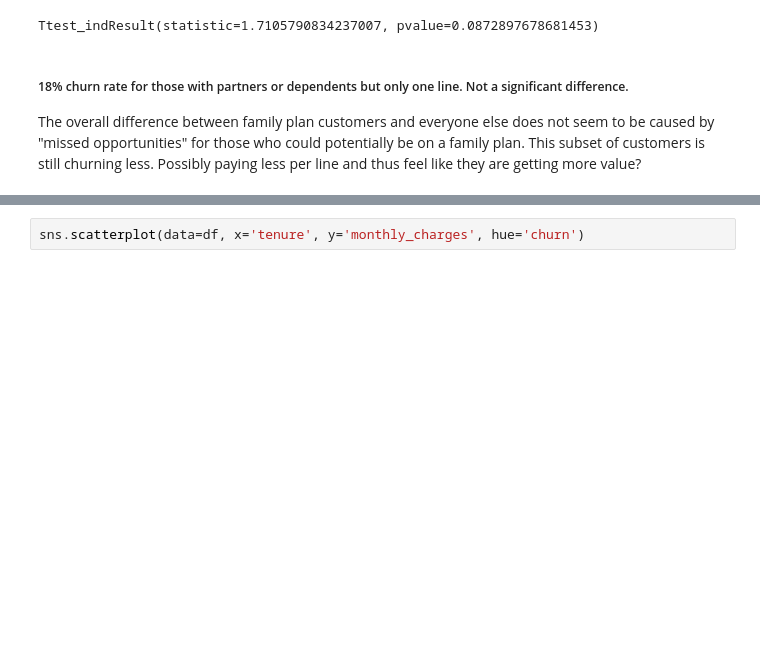
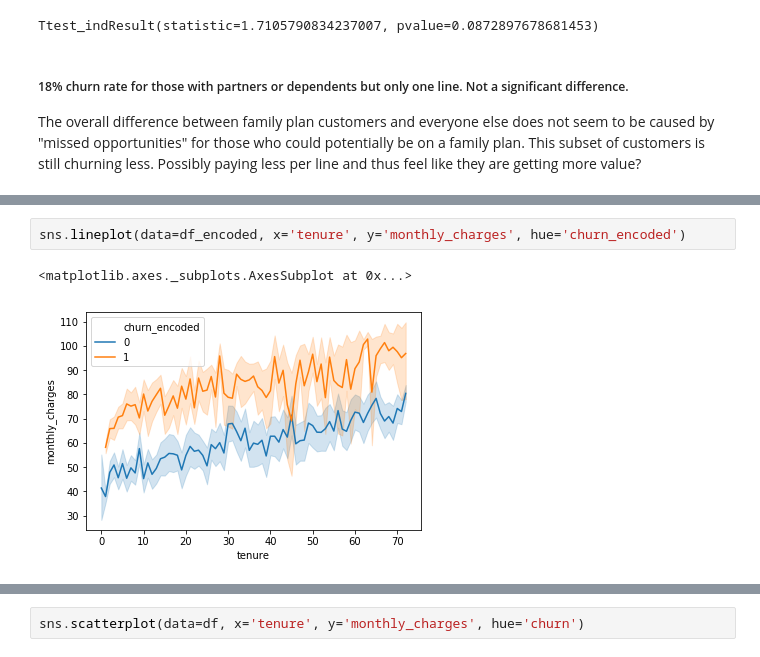
Before and after one commit to classification-telco-project-sanmaco/classification-telco, a Jupyter notebook: MZ_working_notebook.ipynb, the cells around one changed output, grey strips where cells are left out. Drawn from its saved outputs; the diff is of its cells as text; blank space fills up the shorter version.

Commit message:
Worked through #6 Data Exploration.

```diff
--- a/MZ_working_notebook.ipynb
+++ b/MZ_working_notebook.ipynb
@@ -762,0 +818,5 @@ Index(['customer_id', 'gender', 'senior_citizen', 'partner', 'dependents',
+# %%
+sns.lineplot(data=df_encoded, x='tenure', y='monthly_charges', hue='churn_encoded')
+# %% [output]
+<matplotlib.axes._subplots.AxesSubplot at 0x...>
+[figure, added]
```
Also changed, not shown: parts of 84 cells of this notebook.
